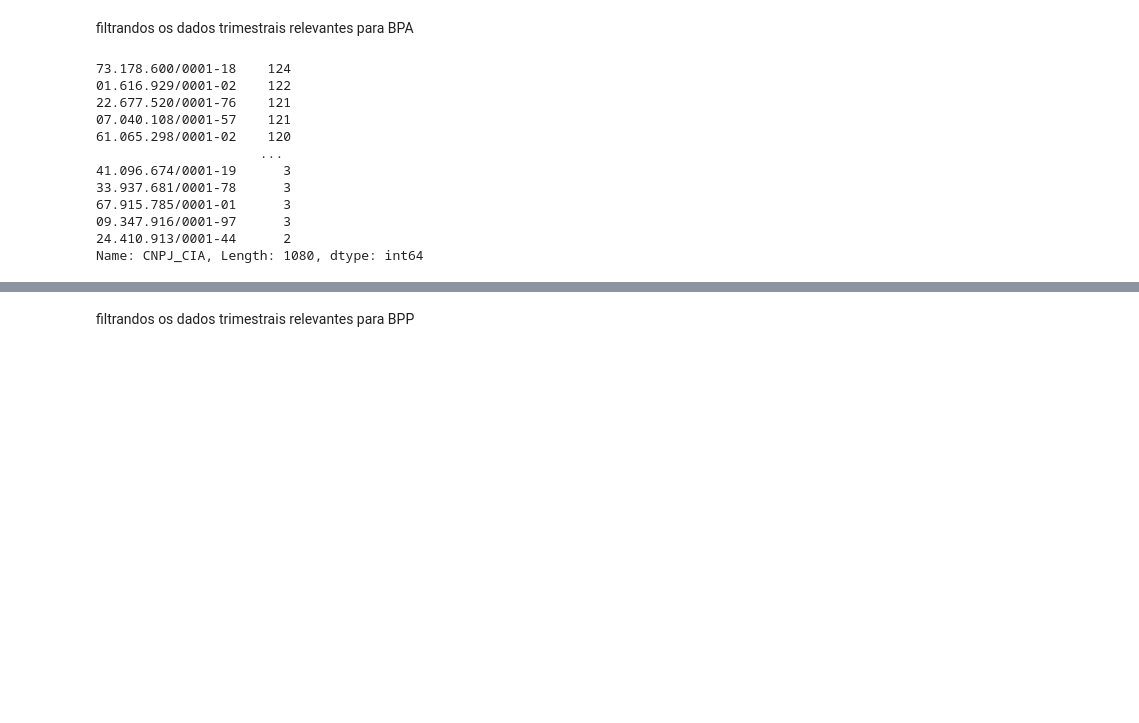
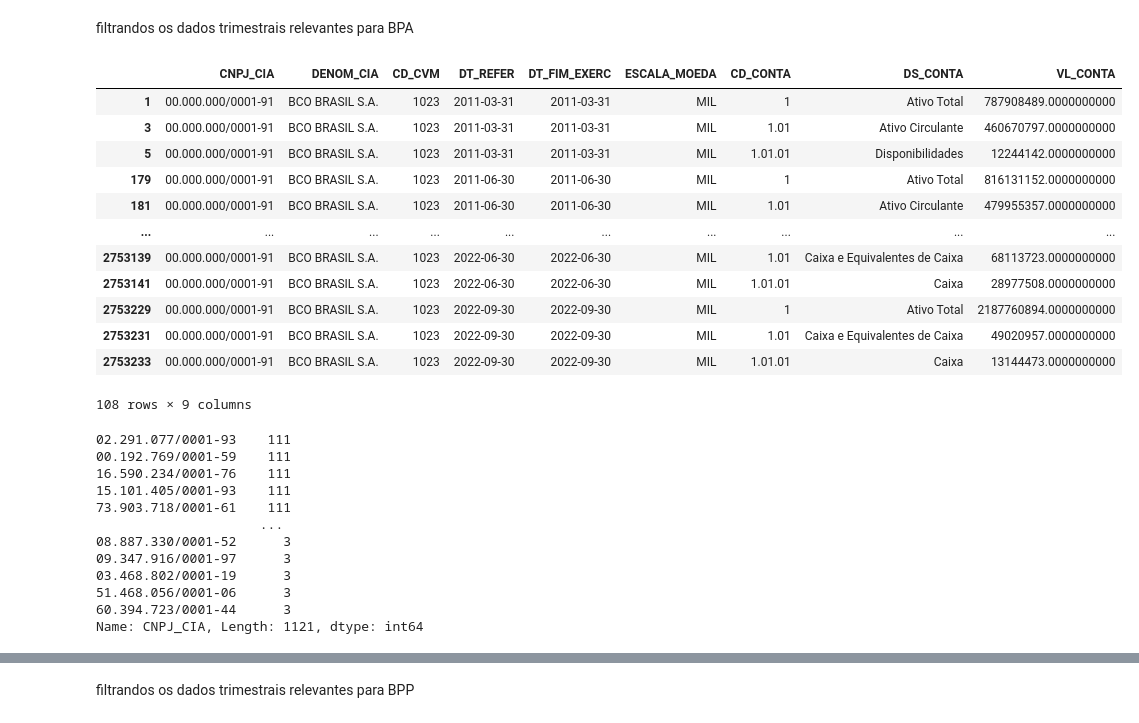
Before and after one commit to Catatau52/Data_Mining-Data_from_CVM, a Jupyter notebook: Personal_Project_Data_Mining_(CVM).ipynb, the cells around one changed output, grey strips where cells are left out. Cells and saved outputs as stored; diff of their text form; code cells hidden in the pictures; blank space fills up the shorter version.

```diff
--- a/Personal_Project_Data_Mining_(CVM).ipynb
+++ b/Personal_Project_Data_Mining_(CVM).ipynb
@@ -76,28 +90,45 @@ BPA_itr = BPA_itr.drop(['VERSAO','GRUPO_DFP','MOEDA','ST_CONTA_FIXA'],axis=1)
 BPA_itr = BPA_itr[['CNPJ_CIA', 'DENOM_CIA', 'CD_CVM', 'DT_REFER','DT_FIM_EXERC', 'ESCALA_MOEDA', 'CD_CONTA', 'DS_CONTA', 'VL_CONTA','ORDEM_EXERC']]
 
 # Defina a lista de valores que deseja manter
-valores_a_manter = ['Ativo Total','Ativo Circulante','Disponibilidades','Caixa e Equivalentes de Caixa']
+#valores_a_manter = ['Ativo Total','Ativo Circulante','Disponibilidades','Caixa e Equivalentes de Caixa']
+valores_a_manter = ['1','1.01','1.01.01']
 # Mantenha as linhas que contêm os valores da lista na coluna 'DS_CONTA' e exclua as demais
-BPA_itr = BPA_itr.loc[BPA_itr['DS_CONTA'].isin(valores_a_manter)]
+BPA_itr = BPA_itr.loc[BPA_itr['CD_CONTA'].isin(valores_a_manter)]
 
 #separando os resultados
 BPA_itr = BPA_itr[BPA_itr['ORDEM_EXERC'] == 'ÚLTIMO']
 BPA_itr = BPA_itr.drop(['ORDEM_EXERC'],axis=1)
+# %%
+BPA_itr[BPA_itr['CNPJ_CIA'] == '00.000.000/0001-91']
+# %% [output]
+|  | CNPJ_CIA | DENOM_CIA | CD_CVM | DT_REFER | DT_FIM_EXERC | ESCALA_MOEDA | CD_CONTA | DS_CONTA | VL_CONTA |
+| 1 | 00.000.000/0001-91 | BCO BRASIL S.A. | 1023 | 2011-03-31 | 2011-03-31 | MIL | 1 | Ativo Total | 787908489.0000000000 |
+| 3 | 00.000.000/0001-91 | BCO BRASIL S.A. | 1023 | 2011-03-31 | 2011-03-31 | MIL | 1.01 | Ativo Circulante | 460670797.0000000000 |
+| 5 | 00.000.000/0001-91 | BCO BRASIL S.A. | 1023 | 2011-03-31 | 2011-03-31 | MIL | 1.01.01 | Disponibilidades | 12244142.0000000000 |
+| 179 | 00.000.000/0001-91 | BCO BRASIL S.A. | 1023 | 2011-06-30 | 2011-06-30 | MIL | 1 | Ativo Total | 816131152.0000000000 |
+| 181 | 00.000.000/0001-91 | BCO BRASIL S.A. | 1023 | 2011-06-30 | 2011-06-30 | MIL | 1.01 | Ativo Circulante | 479955357.0000000000 |
+| ... | ... | ... | ... | ... | ... | ... | ... | ... | ... |
+| 2753139 | 00.000.000/0001-91 | BCO BRASIL S.A. | 1023 | 2022-06-30 | 2022-06-30 | MIL | 1.01 | Caixa e Equivalentes de Caixa | 68113723.0000000000 |
+| 2753141 | 00.000.000/0001-91 | BCO BRASIL S.A. | 1023 | 2022-06-30 | 2022-06-30 | MIL | 1.01.01 | Caixa | 28977508.0000000000 |
+| 2753229 | 00.000.000/0001-91 | BCO BRASIL S.A. | 1023 | 2022-09-30 | 2022-09-30 | MIL | 1 | Ativo Total | 2187760894.0000000000 |
+| 2753231 | 00.000.000/0001-91 | BCO BRASIL S.A. | 1023 | 2022-09-30 | 2022-09-30 | MIL | 1.01 | Caixa e Equivalentes de Caixa | 49020957.0000000000 |
+| 2753233 | 00.000.000/0001-91 | BCO BRASIL S.A. | 1023 | 2022-09-30 | 2022-09-30 | MIL | 1.01.01 | Caixa | 13144473.0000000000 |
+108 rows × 9 columns
 # %%
 BPA_itr['CNPJ_CIA'].value_counts()
 # %% [output]
-73.178.600/0001-18    124
-01.616.929/0001-02    122
-22.677.520/0001-76    121
-07.040.108/0001-57    121
-61.065.298/0001-02    120
+02.291.077/0001-93    111
+00.192.769/0001-59    111
+16.590.234/0001-76    111
+15.101.405/0001-93    111
+73.903.718/0001-61    111
                      ...
-41.096.674/0001-19      3
-33.937.681/0001-78      3
-67.915.785/0001-01      3
+08.887.330/0001-52      3
 09.347.916/0001-97      3
-24.410.913/0001-44      2
-Name: CNPJ_CIA, Length: 1080, dtype: int64
+03.468.802/0001-19      3
+51.468.056/0001-06      3
+60.394.723/0001-44      3
+Name: CNPJ_CIA, Length: 1121, dtype: int64
 # %%
 BPA_dfp = BPA_dfp.drop(['VERSAO','GRUPO_DFP','MOEDA','ST_CONTA_FIXA'],axis=1)
 #BPA_itr = BPA_itr[BPA_itr['CD_CONTA'].str.len() <= 7]
```
Also changed, not shown: parts of 54 cells of this notebook.
